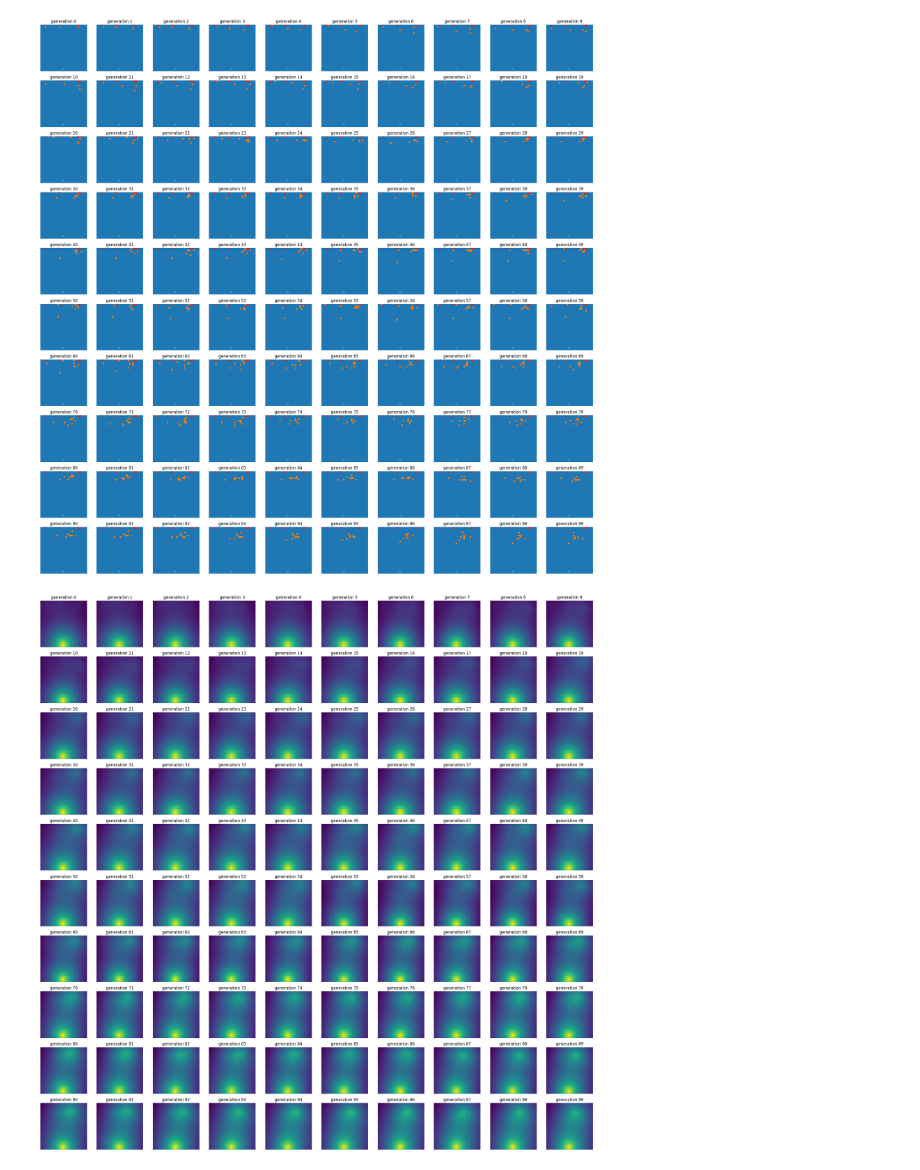
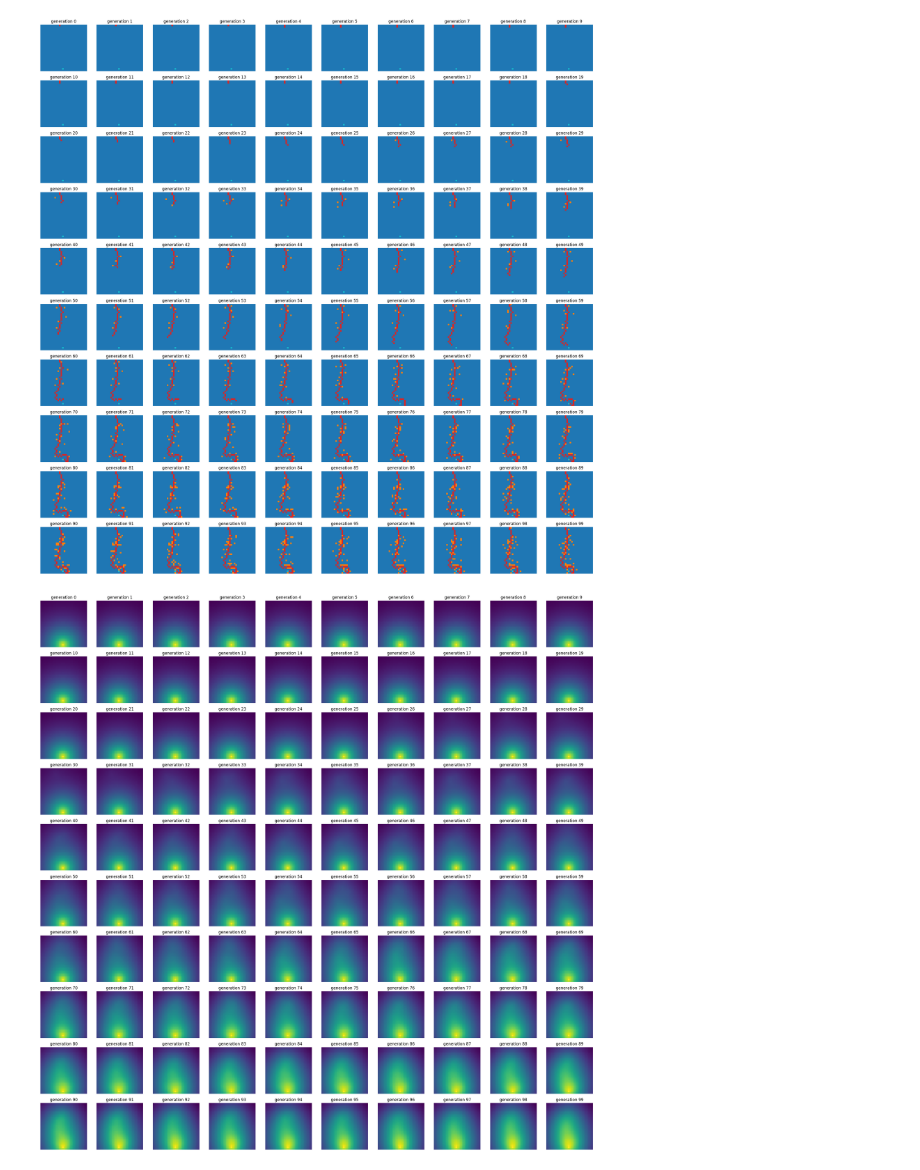
Before and after one commit to raysinm/ca-angiogenesis, a Jupyter notebook: map_playground.ipynb, the cells around one changed output. Cells and saved outputs as stored; diff of their text form; code cells hidden in the pictures.

```diff
--- a/map_playground.ipynb
+++ b/map_playground.ipynb
@@ -1,27 +1,27 @@
 # %%
 %reload_ext autoreload
 %autoreload 2
 
 # import sys
 import numpy as np
 # numpy.set_printoptions(threshold=sys.maxsize)
 np.set_printoptions(threshold= np.inf)
 
 from Grid import Grid, Point
 from Engine import Engine
 import initial_states
 
-init_config = {'stalk_cells': [Point(0,3),Point(0,12),Point(0,24) ],
+init_config = {'stalk_cells': [Point(0,12) ],
 #                'tip_cells': [ Point(1,3),Point(1,12),Point(1,24)],
                 'attractor_cells': [Point(28,14)]
               }
 grid = Grid(width=30, height=30, init_config=init_config)
 engine = Engine(init_grid=grid, generations=100)
 engine.run()
 engine.visualize()
 engine.visualize_potential()
 # %% [output]
-[figure, old version]
+[figure, new version]
-[figure, old version]
+[figure, new version]
 # %%
 engine.visualize()
```
Also changed, not shown: 3 other files.
